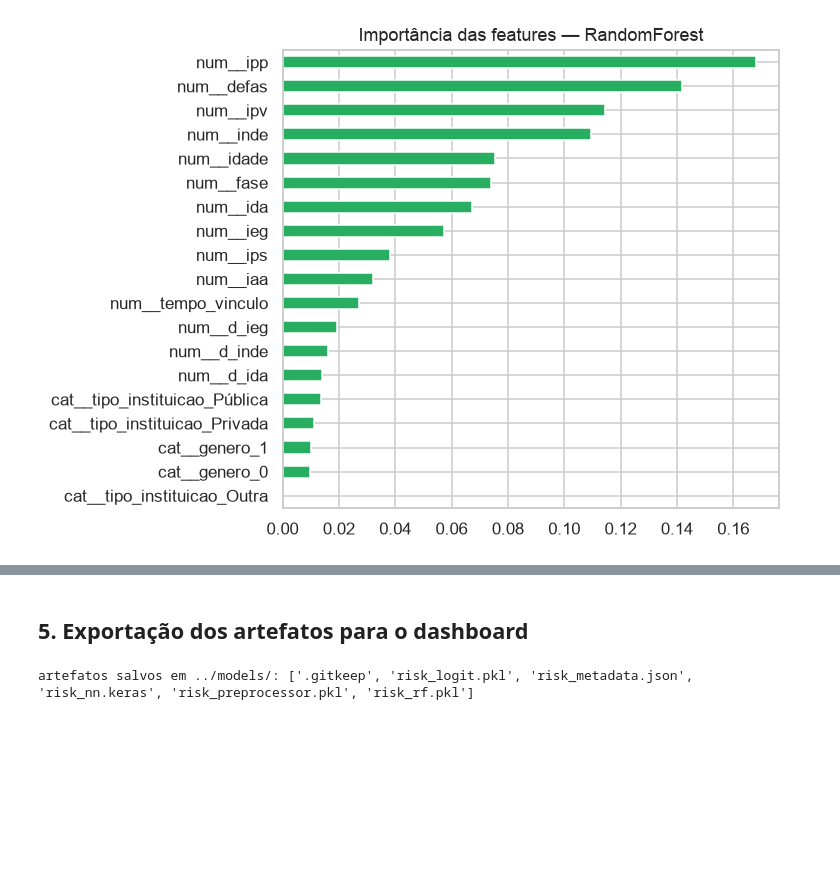
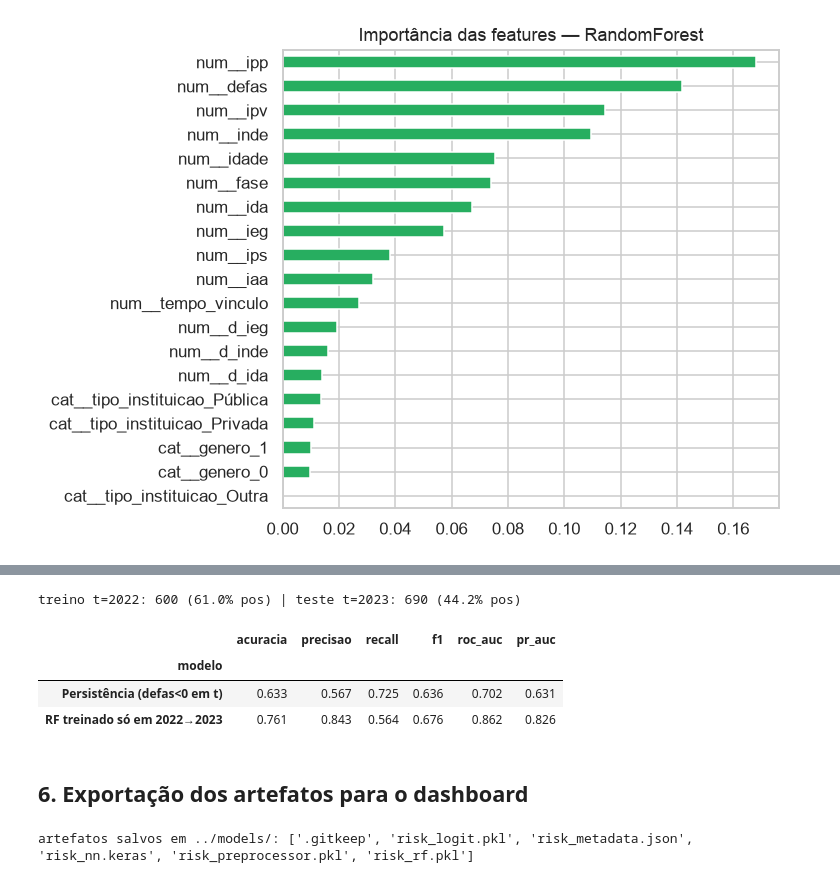
Before and after one commit to Yfy21/tech-challenge-5, a Jupyter notebook: notebooks/02_modelagem.ipynb, the cells around one changed output, grey strips where cells are left out. Saved outputs shown, nothing was run; the diff lists cells and outputs as text; code cells hidden in the pictures; blank space fills up the shorter version.

Commit message:
Conclusão do projeto. Necessário revisão antes de subir ao github e entregar.

```diff
--- a/notebooks/02_modelagem.ipynb
+++ b/notebooks/02_modelagem.ipynb
@@ -247,5 +273,36 @@ dtype: float64
+# %%
+from sklearn.base import clone
+
+# Treina o mesmo pipeline apenas nos pares t=2022 (alvo em 2023) e testa nos pares t=2023 (alvo em 2024).
+# O clone é necessário para não reajustar o preproc já compartilhado pelos modelos das seções 2-3. Nota:
+# em t=2022 as tendências d_* são 100% NaN (não existe 2021), então este treino não enxerga essas
+# features — a comparação é conservadora contra o modelo.
+tr_t, te_t = base[base['ano'] == 2022], base[base['ano'] == 2023]
+print(f"treino t=2022: {len(tr_t)} ({tr_t['alvo'].mean()*100:.1f}% pos) | "
+      f"teste t=2023: {len(te_t)} ({te_t['alvo'].mean()*100:.1f}% pos)")
+
+rf_temporal = Pipeline([('prep', clone(preproc)),
+                        ('clf', RandomForestClassifier(n_estimators=400, min_samples_leaf=3,
+                                                       class_weight='balanced',
+                                                       random_state=SEED, n_jobs=-1))])
+rf_temporal.fit(tr_t[FEATURES], tr_t['alvo'])
+proba_temporal = rf_temporal.predict_proba(te_t[FEATURES])[:, 1]
+
+persist_t = avaliar('Persistência (defas<0 em t)', te_t['alvo'],
+                    (te_t['defas'] < 0).astype(float).to_numpy())
+persist_t['roc_auc'] = roc_auc_score(te_t['alvo'], -te_t['defas'])
+persist_t['pr_auc'] = average_precision_score(te_t['alvo'], -te_t['defas'])
+
+pd.DataFrame([persist_t, avaliar('RF treinado só em 2022→2023', te_t['alvo'], proba_temporal)]) \
+  .set_index('modelo').round(3)
+# %% [output]
+treino t=2022: 600 (61.0% pos) | teste t=2023: 690 (44.2% pos)
+|  | acuracia | precisao | recall | f1 | roc_auc | pr_auc |
+| modelo |  |  |  |  |  |  |
+| Persistência (defas<0 em t) | 0.633 | 0.567 | 0.725 | 0.636 | 0.702 | 0.631 |
+| RF treinado só em 2022→2023 | 0.761 | 0.843 | 0.564 | 0.676 | 0.862 | 0.826 |
 # %% [markdown]
-## 5. Exportação dos artefatos para o dashboard
+## 6. Exportação dos artefatos para o dashboard
 # %%
 import os
 os.makedirs('../models', exist_ok=True)
```
Also changed, not shown: parts of 5 cells of this notebook, 7 other files.
